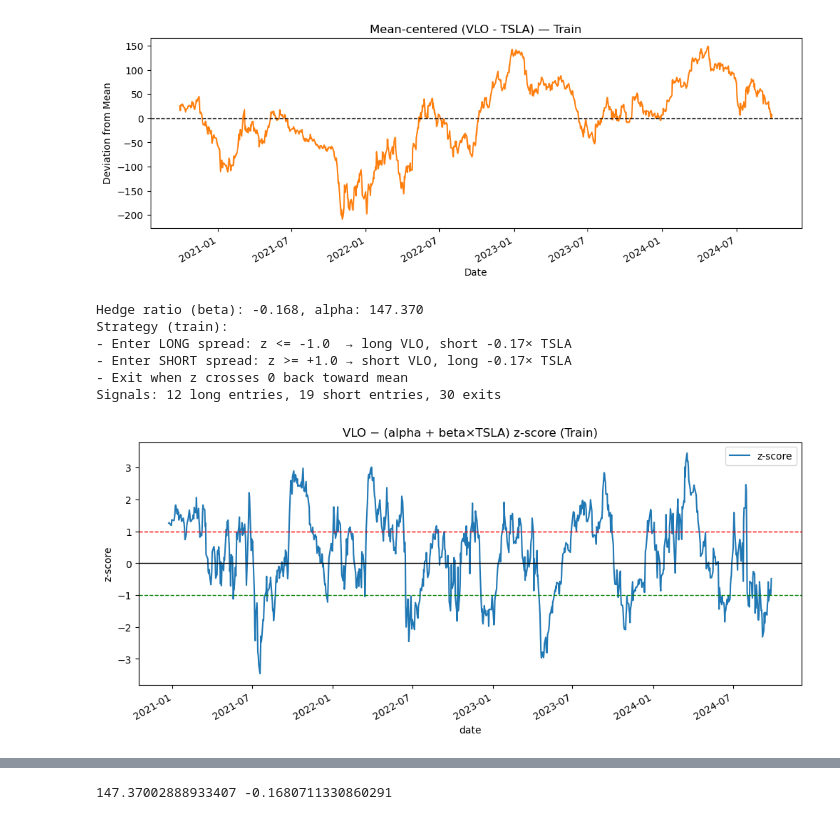
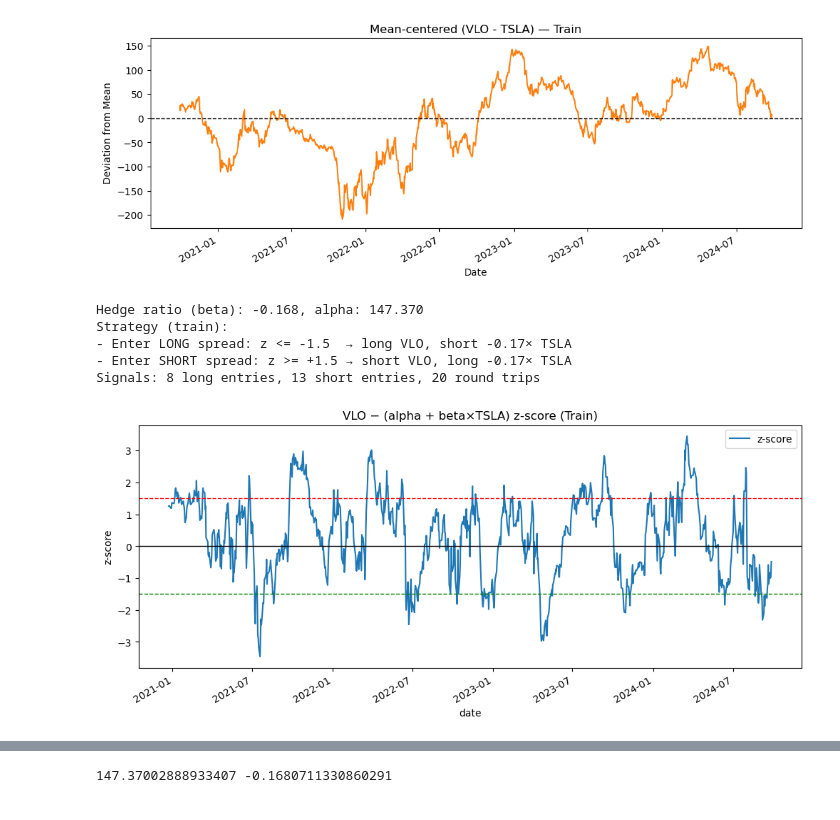
Before and after one commit to alexanderwgu/ucf-pairs-trading, a Jupyter notebook: pairs-trading/pairs_pitch.ipynb, the cells around one changed output, grey strips where cells are left out. Cells and saved outputs as stored; diff of their text form; code cells hidden in the pictures.

```diff
--- a/pairs-trading/pairs_pitch.ipynb
+++ b/pairs-trading/pairs_pitch.ipynb
@@ -384,7 +384,7 @@ z_window = 60
 z = (spread - spread.rolling(z_window).mean()) / spread.rolling(z_window).std()
 
 # Trading rules (mean-reversion): enter when |z| > entry, exit when z crosses 0
-entry_z = 1.0
+entry_z = 1.5
 exit_to_zero = True
 
 position = []  # +1: long y/short beta*x; -1: short y/long beta*x; 0: flat
@@ -403,40 +403,39 @@ for t, zt in z.items():
             state = 0
     elif state == -1:
         if exit_to_zero and zt <= 0:
             state = 0
     position.append(state)
 
 pos = pd.Series(position, index=z.index).astype(int)
 
 long_entries = int(((pos == 1) & (pos.shift(1).fillna(0) == 0)).sum())
 short_entries = int(((pos == -1) & (pos.shift(1).fillna(0) == 0)).sum())
 round_trips = int(((pos == 0) & (pos.shift(1).abs() == 1)).sum())
 
 print(f"Hedge ratio (beta): {beta:.3f}, alpha: {alpha:.3f}")
 print("Strategy (train):")
 print(f"- Enter LONG spread: z <= -{entry_z:.1f}  → long {pair_a}, short {beta:.2f}× {pair_b}")
 print(f"- Enter SHORT spread: z >= +{entry_z:.1f} → short {pair_a}, long {beta:.2f}× {pair_b}")
-print("- Exit when z crosses 0 back toward mean")
-print(f"Signals: {long_entries} long entries, {short_entries} short entries, {round_trips} exits")
+# print("- Exit when z crosses 0 back toward mean")
+print(f"Signals: {long_entries} long entries, {short_entries} short entries, {round_trips} round trips")
 
 # Plot z-score and bands
 fig, ax = plt.subplots(figsize=(12, 5))
 z.plot(ax=ax, color="tab:blue", label="z-score")
 ax.axhline(0, color="black", linewidth=1)
 ax.axhline(entry_z, color="red", linestyle="--", linewidth=1)
 ax.axhline(-entry_z, color="green", linestyle="--", linewidth=1)
 ax.set_title(f"{pair_a} − (alpha + beta×{pair_b}) z-score (Train)")
 ax.set_ylabel("z-score")
 ax.legend()
 plt.show()
 # %% [output]
 Hedge ratio (beta): -0.168, alpha: 147.370
 Strategy (train):
-- Enter LONG spread: z <= -1.0  → long VLO, short -0.17× TSLA
-- Enter SHORT spread: z >= +1.0 → short VLO, long -0.17× TSLA
-- Exit when z crosses 0 back toward mean
-Signals: 12 long entries, 19 short entries, 30 exits
+- Enter LONG spread: z <= -1.5  → long VLO, short -0.17× TSLA
+- Enter SHORT spread: z >= +1.5 → short VLO, long -0.17× TSLA
+Signals: 8 long entries, 13 short entries, 20 round trips
-[figure, old version]
+[figure, new version]
 # %%
 # Backtest SLB–XOM mean-reversion: train fit, OOS apply
 import numpy as np
```
Also changed, not shown: parts of 1 cell of this notebook.
